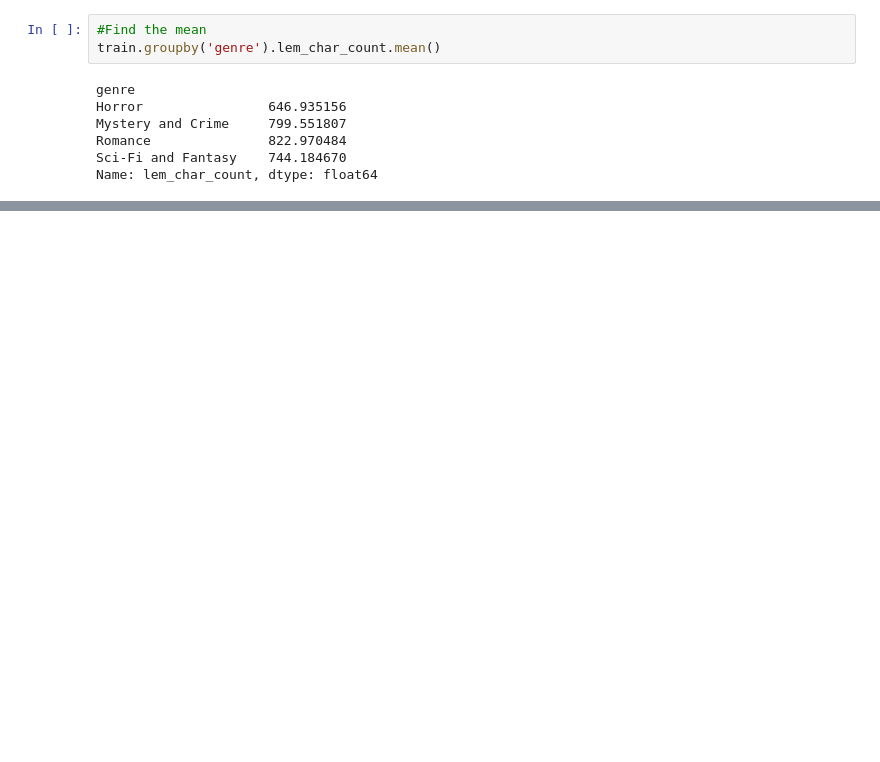
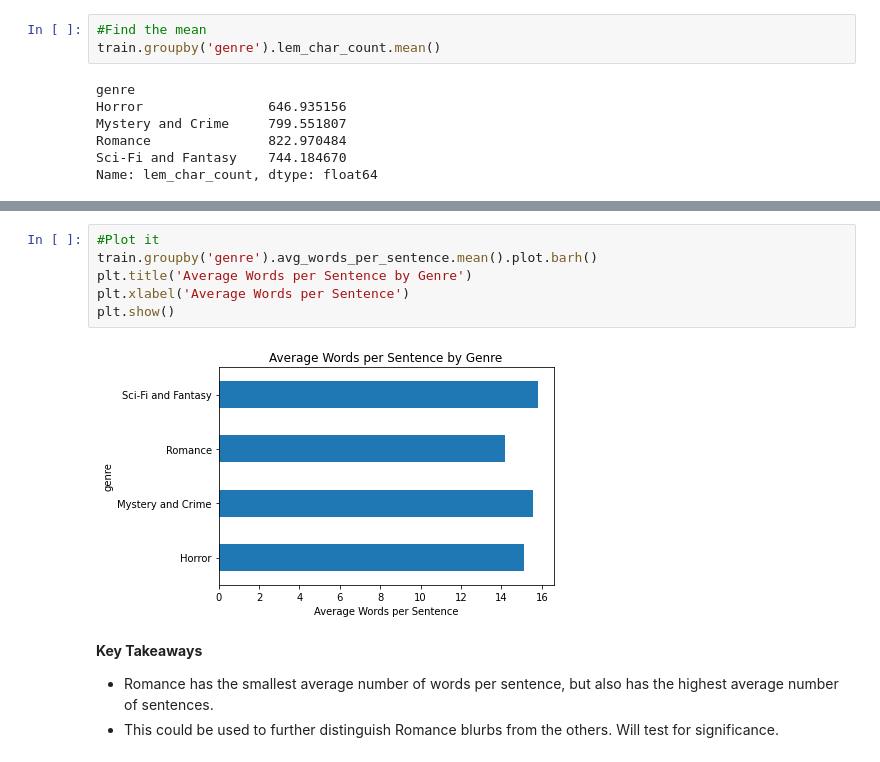
Before and after one commit to johnathon-smith/book-genre-NLP-project, a Jupyter notebook: explore.ipynb, the cells around one changed output, grey strips where cells are left out. Saved outputs shown, nothing was run; the diff lists cells and outputs as text; blank space fills up the shorter version.

```diff
--- a/explore.ipynb
+++ b/explore.ipynb
@@ -547,0 +625,13 @@ Compare average unique word counts across genres.
+# %%
+#Plot it
+train.groupby('genre').avg_words_per_sentence.mean().plot.barh()
+plt.title('Average Words per Sentence by Genre')
+plt.xlabel('Average Words per Sentence')
+plt.show()
+# %% [output]
+[figure, added]
+# %% [markdown]
+__Key Takeaways__
+
+* Romance has the smallest average number of words per sentence, but also has the highest average number of sentences.
+* This could be used to further distinguish Romance blurbs from the others. Will test for significance.
```
Also changed, not shown: parts of 78 cells of this notebook.
